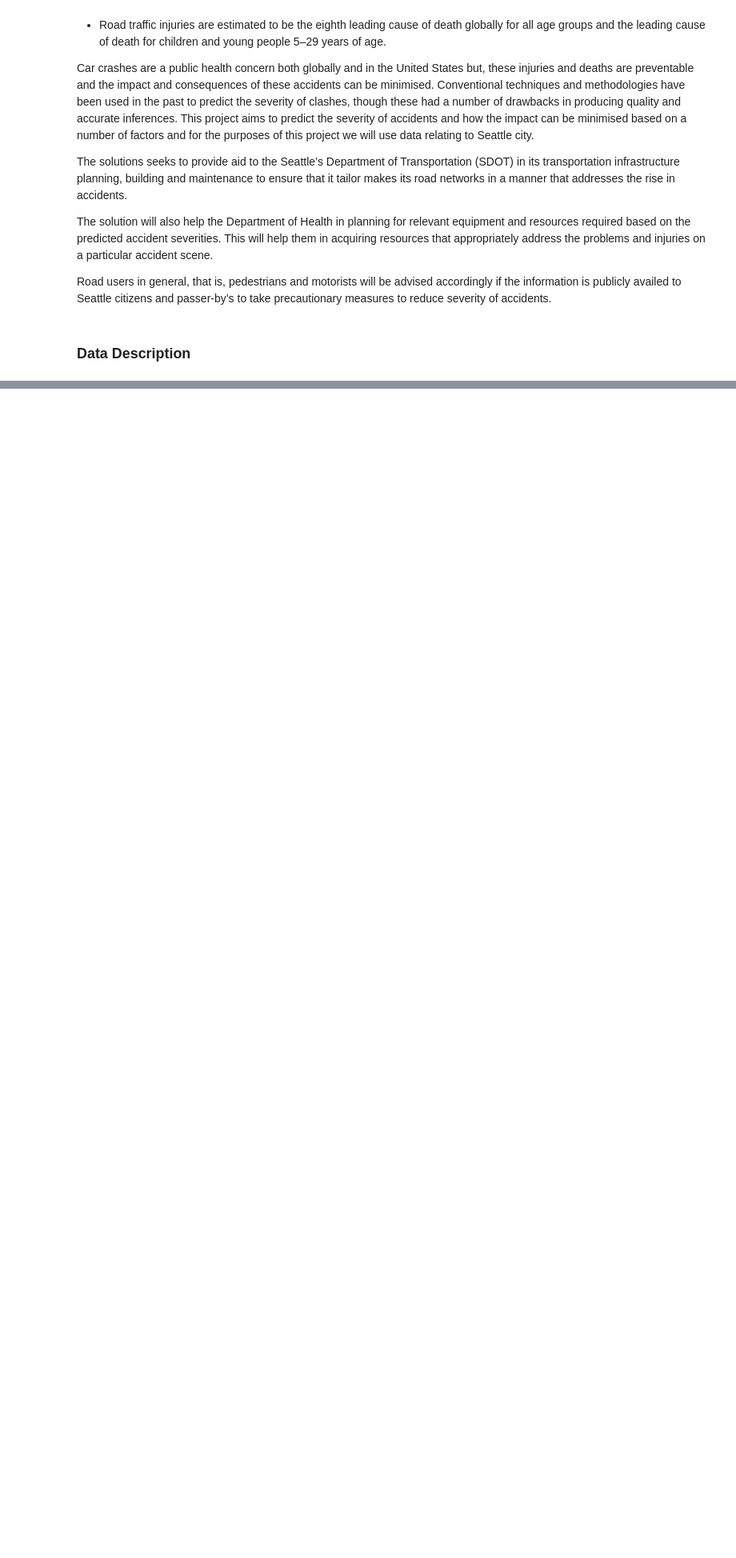
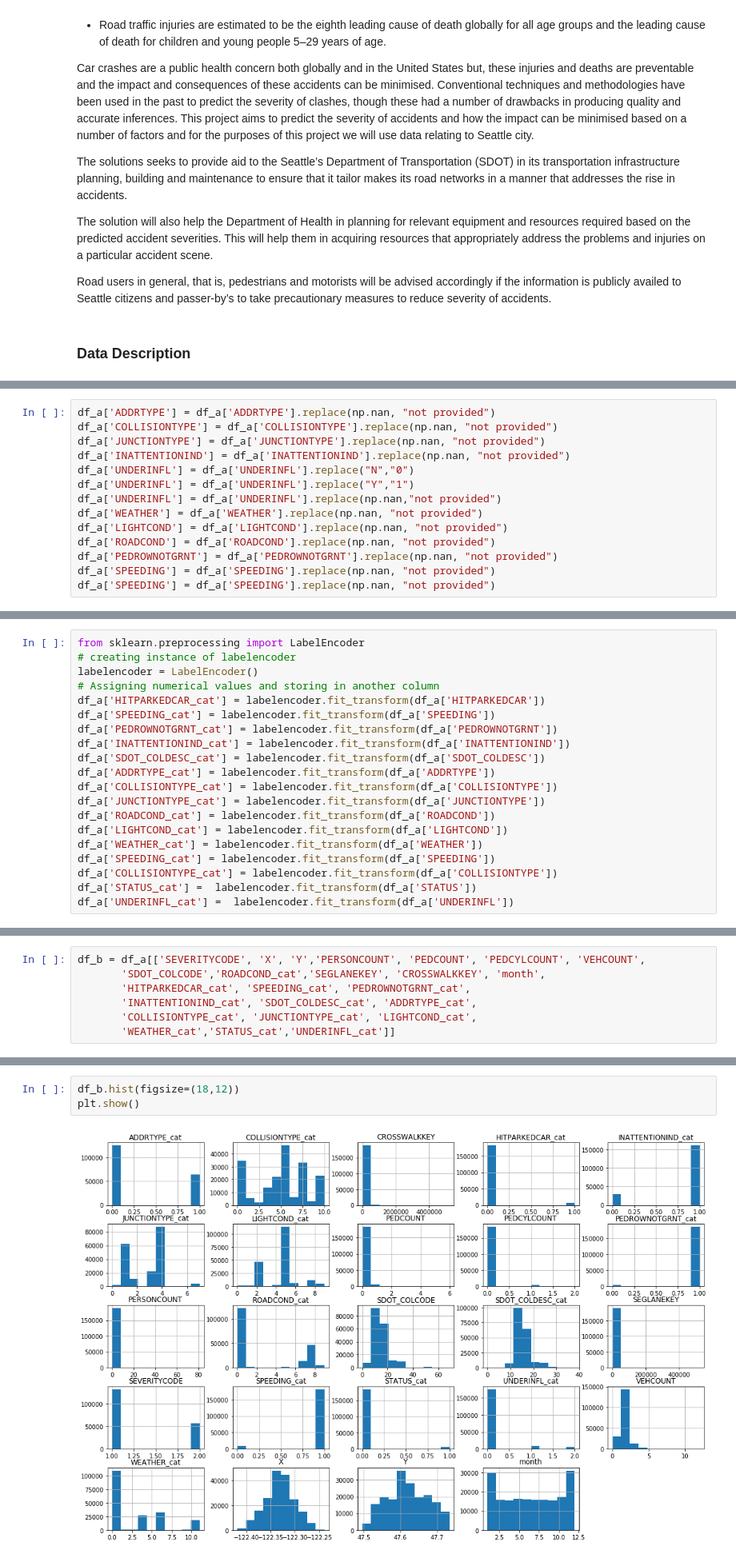
Before and after one commit to leevambe5/Coursera_Capstone, a Jupyter notebook: scripts/Finale_Car_Accidents_Severity.ipynb, the cells around one changed output, grey strips where cells are left out. Shown at 80% size. Saved outputs shown, nothing was run; the diff lists cells and outputs as text; blank space fills up the shorter version.

Commit message:
Accident Severity Porject for Seattle City

```diff
--- a/scripts/Finale_Car_Accidents_Severity.ipynb
+++ b/scripts/Finale_Car_Accidents_Severity.ipynb
@@ -47,0 +258,14 @@ Unique Records are 194673
+# %%
+df_a['ADDRTYPE'] = df_a['ADDRTYPE'].replace(np.nan, "not provided")
+df_a['COLLISIONTYPE'] = df_a['COLLISIONTYPE'].replace(np.nan, "not provided")
+df_a['JUNCTIONTYPE'] = df_a['JUNCTIONTYPE'].replace(np.nan, "not provided")
+df_a['INATTENTIONIND'] = df_a['INATTENTIONIND'].replace(np.nan, "not provided")
+df_a['UNDERINFL'] = df_a['UNDERINFL'].replace("N","0")
+df_a['UNDERINFL'] = df_a['UNDERINFL'].replace("Y","1")
+df_a['UNDERINFL'] = df_a['UNDERINFL'].replace(np.nan,"not provided")
+df_a['WEATHER'] = df_a['WEATHER'].replace(np.nan, "not provided")
+df_a['LIGHTCOND'] = df_a['LIGHTCOND'].replace(np.nan, "not provided")
+df_a['ROADCOND'] = df_a['ROADCOND'].replace(np.nan, "not provided")
+df_a['PEDROWNOTGRNT'] = df_a['PEDROWNOTGRNT'].replace(np.nan, "not provided")
+df_a['SPEEDING'] = df_a['SPEEDING'].replace(np.nan, "not provided")
+df_a['SPEEDING'] = df_a['SPEEDING'].replace(np.nan, "not provided")
@@ -47,0 +274,20 @@ Unique Records are 194673
+# %%
+from sklearn.preprocessing import LabelEncoder
+# creating instance of labelencoder
+labelencoder = LabelEncoder()
+# Assigning numerical values and storing in another column
+df_a['HITPARKEDCAR_cat'] = labelencoder.fit_transform(df_a['HITPARKEDCAR'])
+df_a['SPEEDING_cat'] = labelencoder.fit_transform(df_a['SPEEDING'])
+df_a['PEDROWNOTGRNT_cat'] = labelencoder.fit_transform(df_a['PEDROWNOTGRNT'])
+df_a['INATTENTIONIND_cat'] = labelencoder.fit_transform(df_a['INATTENTIONIND'])
+df_a['SDOT_COLDESC_cat'] = labelencoder.fit_transform(df_a['SDOT_COLDESC'])
+df_a['ADDRTYPE_cat'] = labelencoder.fit_transform(df_a['ADDRTYPE'])
+df_a['COLLISIONTYPE_cat'] = labelencoder.fit_transform(df_a['COLLISIONTYPE'])
+df_a['JUNCTIONTYPE_cat'] = labelencoder.fit_transform(df_a['JUNCTIONTYPE'])
+df_a['ROADCOND_cat'] = labelencoder.fit_transform(df_a['ROADCOND'])
+df_a['LIGHTCOND_cat'] = labelencoder.fit_transform(df_a['LIGHTCOND'])
+df_a['WEATHER_cat'] = labelencoder.fit_transform(df_a['WEATHER'])
+df_a['SPEEDING_cat'] = labelencoder.fit_transform(df_a['SPEEDING'])
+df_a['COLLISIONTYPE_cat'] = labelencoder.fit_transform(df_a['COLLISIONTYPE'])
+df_a['STATUS_cat'] =  labelencoder.fit_transform(df_a['STATUS'])
+df_a['UNDERINFL_cat'] =  labelencoder.fit_transform(df_a['UNDERINFL'])
@@ -47,0 +307,7 @@ Unique Records are 194673
+# %%
+df_b = df_a[['SEVERITYCODE', 'X', 'Y','PERSONCOUNT', 'PEDCOUNT', 'PEDCYLCOUNT', 'VEHCOUNT',
+       'SDOT_COLCODE','ROADCOND_cat','SEGLANEKEY', 'CROSSWALKKEY', 'month',
+       'HITPARKEDCAR_cat', 'SPEEDING_cat', 'PEDROWNOTGRNT_cat',
+       'INATTENTIONIND_cat', 'SDOT_COLDESC_cat', 'ADDRTYPE_cat',
+       'COLLISIONTYPE_cat', 'JUNCTIONTYPE_cat', 'LIGHTCOND_cat',
+       'WEATHER_cat','STATUS_cat','UNDERINFL_cat']]
@@ -47,0 +347,5 @@ Unique Records are 194673
+# %%
+df_b.hist(figsize=(18,12))
+plt.show()
+# %% [output]
+[figure, added]
```
Also changed, not shown: parts of 97 cells of this notebook.
